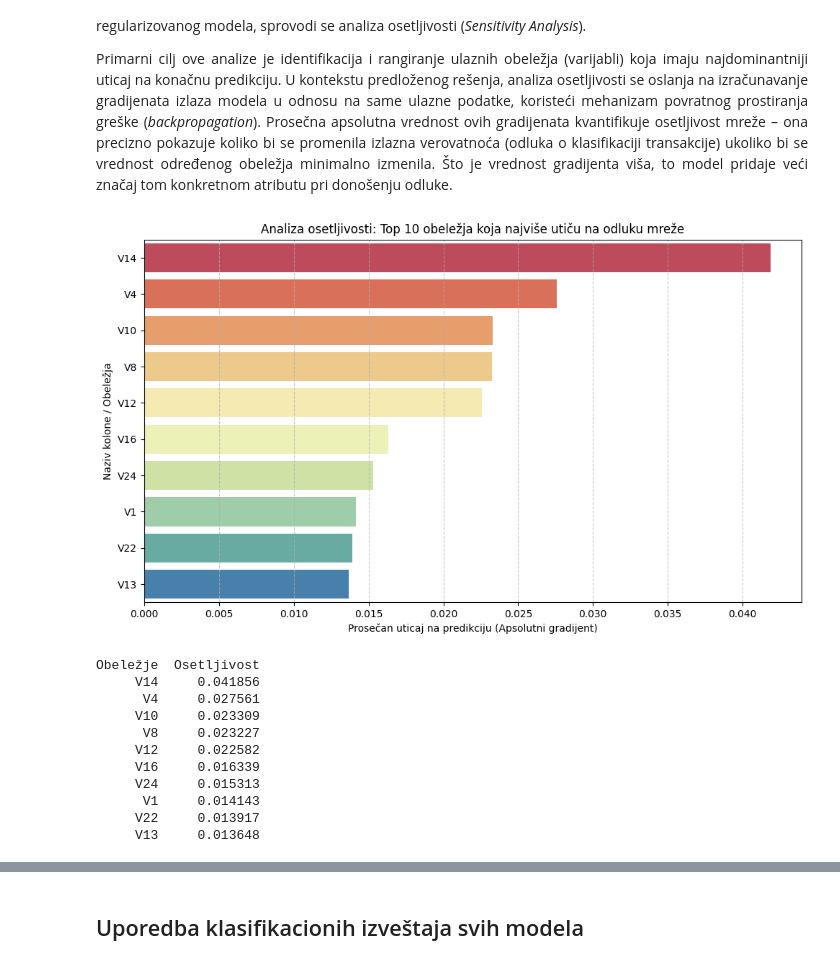
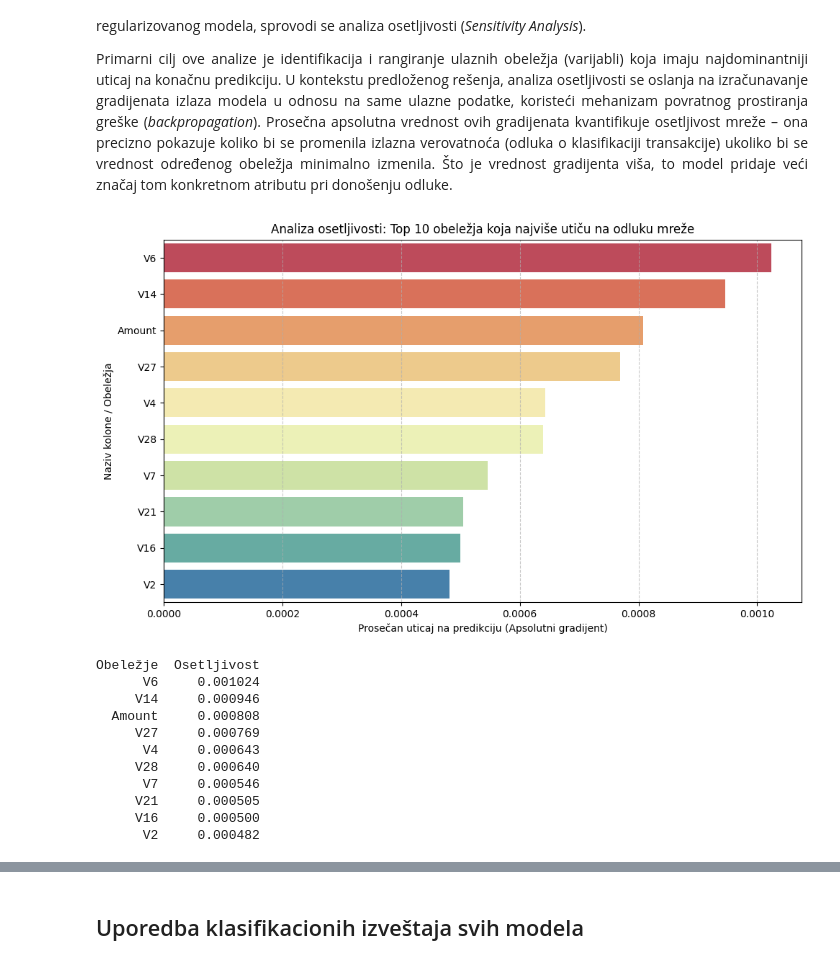
Before and after one commit to anjaperovic22/credit-card-fraud-detection, a Jupyter notebook: Credit_Card_Fraud_ANN.ipynb, the cells around one changed output, grey strips where cells are left out. Cells and saved outputs as stored; diff of their text form; code cells hidden in the pictures.

```diff
--- a/Credit_Card_Fraud_ANN.ipynb
+++ b/Credit_Card_Fraud_ANN.ipynb
@@ -46,5 +46,5 @@ dict_keys(['creditcard (1).csv'])
 # %%
-df = pd.read_csv(io.BytesIO(data_file['creditcard (1).csv']))
+df = pd.read_csv(io.BytesIO(data_file['creditcard.csv']))
 # %%
 print("Prvih 5 redova u skupu podataka: \n")
 df.head()
@@ -841,44 +917,44 @@ Regularna (0)       1.00      0.97      0.99     56864
 
 <p align="justify">Primarni cilj ove analize je identifikacija i rangiranje ulaznih obeležja (varijabli) koja imaju najdominantniji uticaj na konačnu predikciju. U kontekstu predloženog rešenja, analiza osetljivosti se oslanja na izračunavanje gradijenata izlaza modela u odnosu na same ulazne podatke, koristeći mehanizam povratnog prostiranja greške (<i>backpropagation</i>). Prosečna apsolutna vrednost ovih gradijenata kvantifikuje osetljivost mreže – ona precizno pokazuje koliko bi se promenila izlazna verovatnoća (odluka o klasifikaciji transakcije) ukoliko bi se vrednost određenog obeležja minimalno izmenila. Što je vrednost gradijenta viša, to model pridaje veći značaj tom konkretnom atributu pri donošenju odluke.</p>
 # %%
-model_4_pytorch_reg = model_4_pytorch_reg.to('cpu')
-model_4_pytorch_reg.eval()
+model_2_pytorch_base = model_2_pytorch_base.to('cpu')
+model_2_pytorch_base.eval()
 
 X_sample = torch.tensor(X_test_scaled.values[:500], dtype=torch.float32, device='cpu').requires_grad_(True)
 
-outputs = model_4_pytorch_reg(X_sample)
+outputs = model_2_pytorch_base(X_sample)
 probabilities = torch.sigmoid(outputs)
 
 probabilities.backward(torch.ones_like(probabilities))
 
 sensitivity_scores = X_sample.grad.abs().mean(dim=0).cpu().numpy()
 
 feature_names = X_test_scaled.columns
 df_sensitivity = pd.DataFrame({
     'Obeležje': feature_names,
     'Osetljivost': sensitivity_scores
 }).sort_values(by='Osetljivost', ascending=False)
 
 plt.figure(figsize=(10, 6))
 sns.barplot(x='Osetljivost', y='Obeležje', data=df_sensitivity.head(10), palette='Spectral')
 plt.title("Analiza osetljivosti: Top 10 obeležja koja najviše utiču na odluku mreže")
 plt.xlabel("Prosečan uticaj na predikciju (Apsolutni gradijent)")
 plt.ylabel("Naziv kolone / Obeležja")
 plt.grid(axis='x', linestyle='--', alpha=0.7)
 plt.tight_layout()
 plt.show()
 
 print(df_sensitivity.head(10).to_string(index=False))
 # %% [output]
-[figure, old version]
+[figure, new version]
 Obeležje  Osetljivost
-     V14     0.041856
-      V4     0.027561
-     V10     0.023309
-      V8     0.023227
-     V12     0.022582
-     V16     0.016339
-     V24     0.015313
-      V1     0.014143
-     V22     0.013917
-     V13     0.013648
+      V6     0.001024
+     V14     0.000946
+  Amount     0.000808
+     V27     0.000769
+      V4     0.000643
+     V28     0.000640
+      V7     0.000546
+     V21     0.000505
+     V16     0.000500
+      V2     0.000482
```
Also changed, not shown: parts of 12 cells of this notebook.
